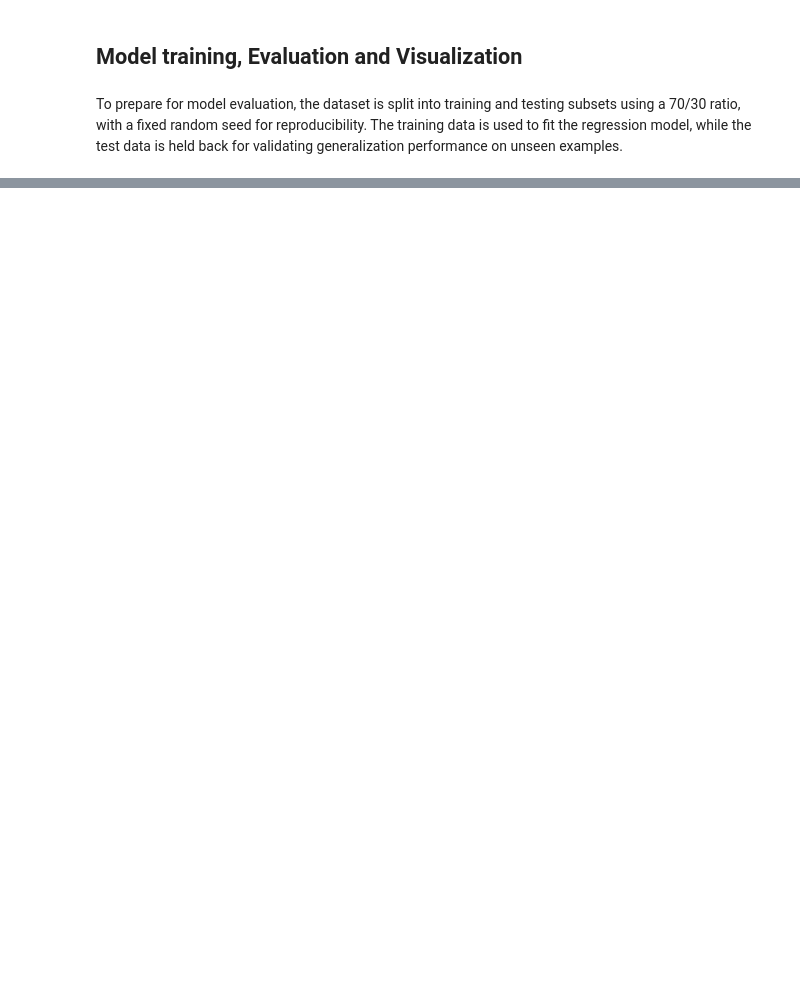
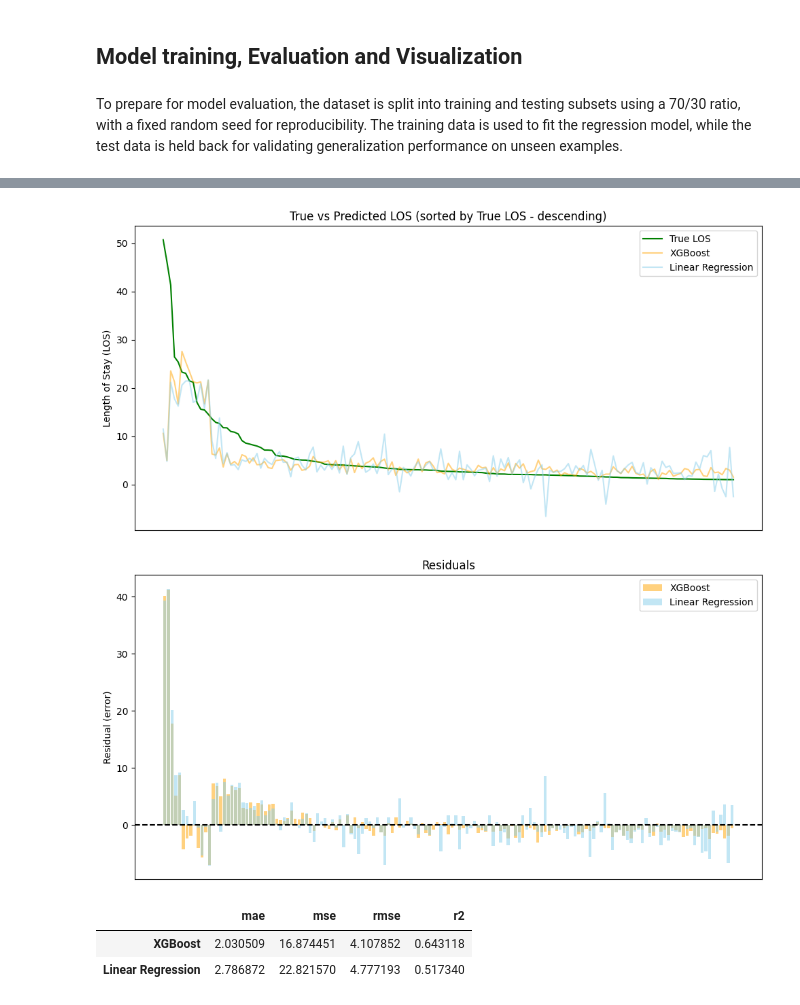
Before and after one commit to joaopecomonteiro/BDCC_2, a Jupyter notebook: trabalho2.ipynb, the cells around one changed output, grey strips where cells are left out. Saved outputs shown, nothing was run; the diff lists cells and outputs as text; code cells hidden in the pictures; blank space fills up the shorter version.

```diff
--- a/trabalho2.ipynb
+++ b/trabalho2.ipynb
@@ -930,0 +800,4 @@ Plotting took 18.391497135162354 seconds
+# %%
+lr_predictions = lr_model.transform(test_df)
+
+lr_results = evaluate_model(lr_predictions)
@@ -930,0 +811,14 @@ Plotting took 18.391497135162354 seconds
+# %%
+sample_fraction = 0.01
+seed = 42
+
+xgb_sample = xgb_predictions.select("LOS", "prediction") \
+    .withColumnRenamed("prediction", "xgb_pred") \
+    .sample(False, sample_fraction, seed)
+
+lr_sample = lr_predictions.select("LOS", "prediction") \
+    .withColumnRenamed("prediction", "lr_pred") \
+    .sample(False, sample_fraction, seed)
+# %%
+combined = xgb_sample.join(lr_sample, on="LOS")
+combined_pd = combined.orderBy("LOS", ascending=False).toPandas()
@@ -930,0 +827,51 @@ Plotting took 18.391497135162354 seconds
+# %%
+y_true = combined_pd["LOS"].values
+y_xgb  = combined_pd["xgb_pred"].values
+y_lr   = combined_pd["lr_pred"].values
+
+
+xgb_residuals = y_true - y_xgb
+lr_residuals = y_true - y_lr
+
+plt.figure(figsize=(10, 5))
+
+plt.plot(y_true, label="True LOS", linestyle="-", color="green")
+plt.plot(y_xgb, label="XGBoost", linestyle="-", alpha=0.5, color="orange")
+plt.plot(y_lr, label="Linear Regression", linestyle="-", alpha=0.5, color="skyblue")
+
+plt.title('True vs Predicted LOS (sorted by True LOS - descending)')
+plt.ylabel('Length of Stay (LOS)')
+
+plt.xticks([])
+
+plt.legend()
+plt.tight_layout()
+plt.show()
+
+
+plt.figure(figsize=(10, 5))
+plt.bar(range(len(xgb_residuals)), xgb_residuals, alpha=0.5, label='XGBoost', color="orange")
+plt.bar(range(len(lr_residuals)), lr_residuals, alpha=0.5, label='Linear Regression', color="skyblue")
+plt.axhline(0, color='black', linestyle='--')
+plt.title('Residuals')
+plt.ylabel('Residual (error)')
+
+plt.xticks([])
+
+plt.legend()
+plt.tight_layout()
+plt.show()
+# %% [output]
+[figure, added]
+[figure, added]
+# %%
+results_df = pd.DataFrame({
+    'XGBoost': xgb_results,
+    'Linear Regression': lr_results
+}).T
+
+display(results_df)
+# %% [output]
+|  | mae | mse | rmse | r2 |
+| XGBoost | 2.030509 | 16.874451 | 4.107852 | 0.643118 |
+| Linear Regression | 2.786872 | 22.821570 | 4.777193 | 0.517340 |
```
Also changed, not shown: parts of 37 cells of this notebook.
